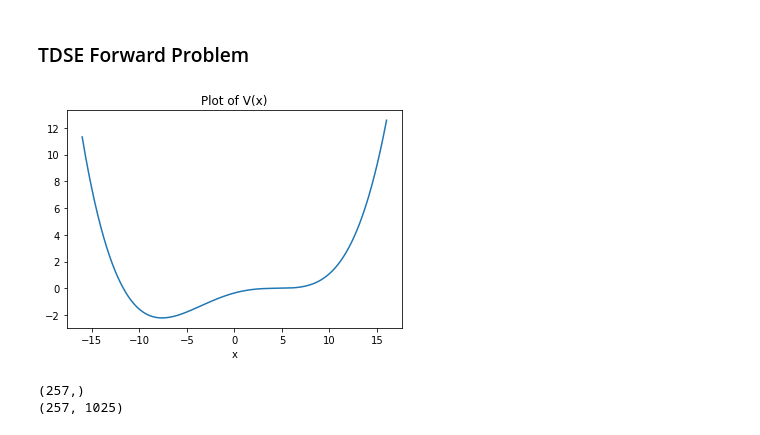
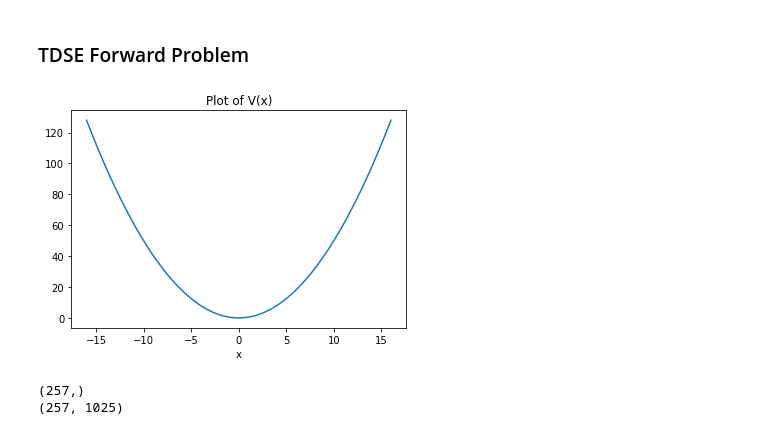
Before and after one commit to kbcollins/tdse, a Jupyter notebook: chebyshev/forward-tdse-cheb.ipynb, the cells around one changed output. Saved outputs shown, nothing was run; the diff lists cells and outputs as text; code cells hidden in the pictures.

```diff
--- a/chebyshev/forward-tdse-cheb.ipynb
+++ b/chebyshev/forward-tdse-cheb.ipynb
@@ -7,15 +7,16 @@ import matplotlib.pyplot as plt
 # %% [markdown]
 <h3>TDSE Forward Problem</h3>
 # %%
-# set radius of spatial domain
+# size of spatial domain
 L = 16
 
-# set real space grid, used for plotting
+# set number of real space grid points for plotting
 nx = 1025
-# dx is needed to perform norm check of training data
-xvec, dx = np.linspace(-L, L, nx, retstep=True)
+# spatial grid for the purposes of plotting
+xvec = np.linspace(-L, L, nx)
 
-# set number of Fourier basis
+# the basis functions used in our Fourier representation
+# will be from n = -nF to n = nF
 nF = 128
 # matrix for converting Fourier basis coefficients to real space values
 Fnvec = np.arange(-nF, nF + 1) # Fnvec=-nfb,...,0,...,nfb
@@ -23,26 +24,26 @@ Fcnvrtmat = (1 / np.sqrt(2 * L)) * np.exp(1j * np.pi * np.outer(Fnvec, xvec) / L
 # %%
 # define potential for generating training data
 
 def v(x):
     # dimensionless quantum harmonic oscillator potential
-    # return 0.5 * x**2
+    return 0.5 * x**2
     # rescaled symmetric double well potential
     # return 0.0025*(x**2 - 25)**2
     # scaled asymmetric double well potential
-    return 0.0003*((x-3)**4 + 10*(x-5)**3)
+    # return 0.0003*((x-3)**4 + 10*(x-5)**3)
     # soft coulomb potential
     # return -1 / np.sqrt(x**2 + 0.25)
 
 # compute true potential
 vxvec = v(xvec)
 
 # plot true potential
 plt.plot(xvec, vxvec)
 plt.title('Plot of V(x)')
 plt.xlabel('x')
 plt.show()
 # %% [output]
-[figure, old version]
+[figure, new version]
 # %%
 # to make a toeplitz matrix by hand (which is also
 # JAX grad/jacobian compliant) we use NumPy/JAX's
```
Also changed, not shown: parts of 2 cells of this notebook.
